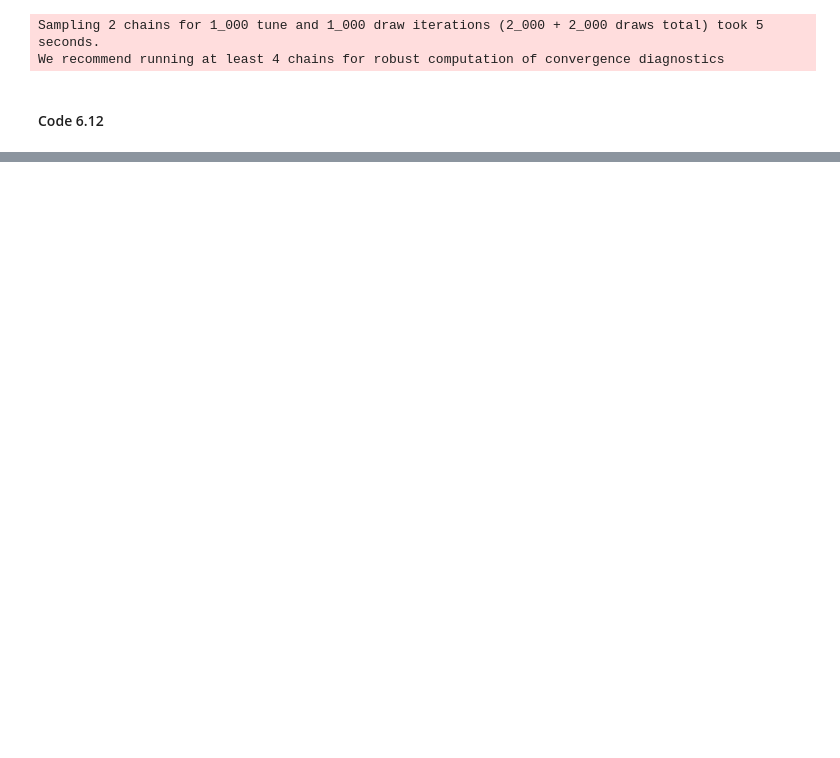
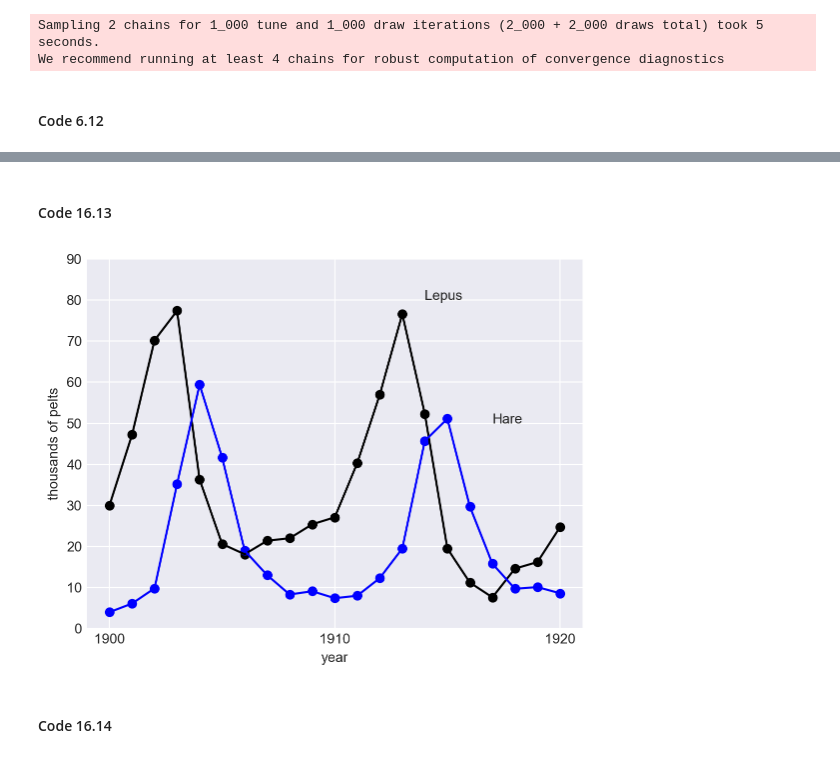
Before and after one commit to AndrewKillion/stat_rethinking_2026, a Jupyter notebook: python_code/Chapter_16.ipynb, the cells around one changed output, grey strips where cells are left out. Drawn from its saved outputs; the diff is of its cells as text; code cells hidden in the pictures; blank space fills up the shorter version.

```diff
--- a/python_code/Chapter_16.ipynb
+++ b/python_code/Chapter_16.ipynb
@@ -310,0 +296,19 @@ for i in range(30):
+# %% [markdown]
+#### Code 16.13
+# %%
+Lynx_hare = pd.read_csv('data/Lynx_Hare.csv',sep=';')
+plt.plot(range(21), Lynx_hare.Hare, color = 'black')
+plt.ylim(0,90)
+plt.xlabel('year')
+plt.ylabel('thousands of pelts')
+at = [0,10,20]
+plt.xticks(at, labels=Lynx_hare.Year.iloc[at])
+plt.plot(range(21), Lynx_hare.Lynx, color = 'blue')
+plt.scatter(range(21), Lynx_hare.Hare, color = 'black')
+plt.scatter(range(21), Lynx_hare.Lynx, color = 'blue')
+plt.text(14,80, "Lepus")
+plt.text(17,50, "Hare");
+# %% [output]
+[figure, added]
+# %% [markdown]
+#### Code 16.14
```
Also changed, not shown: parts of 17 cells of this notebook.
